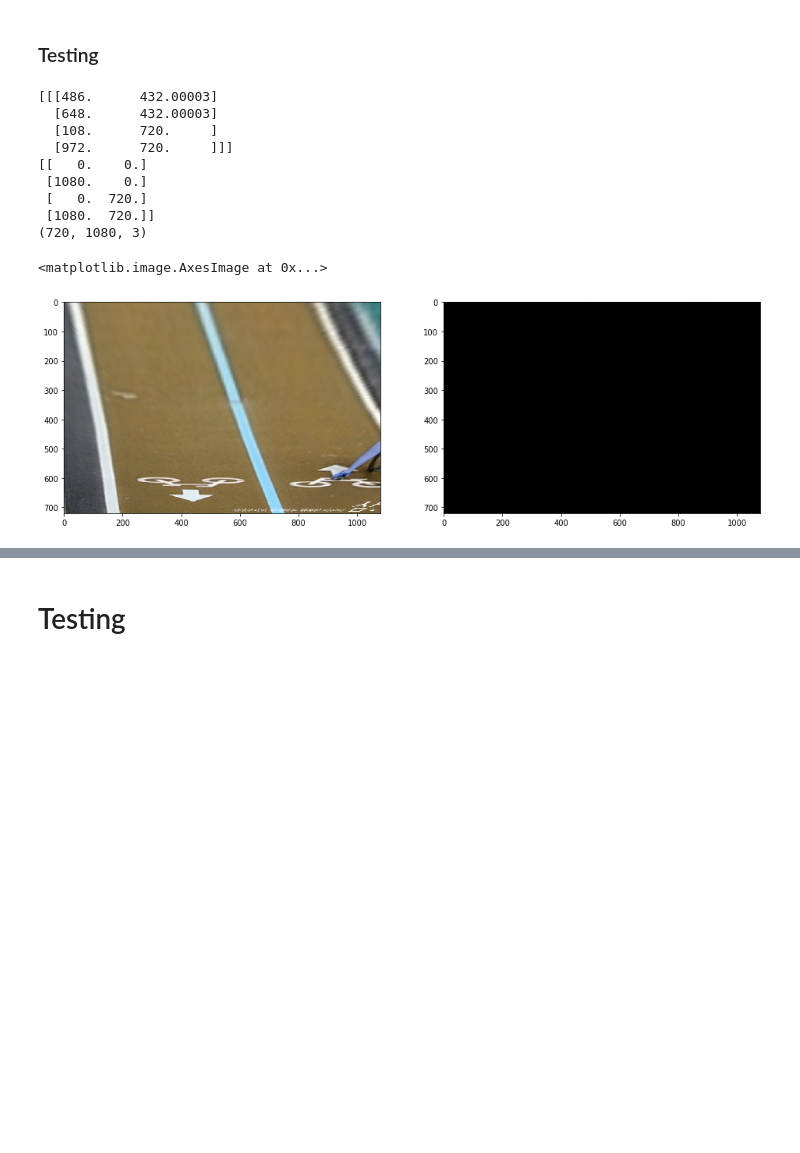
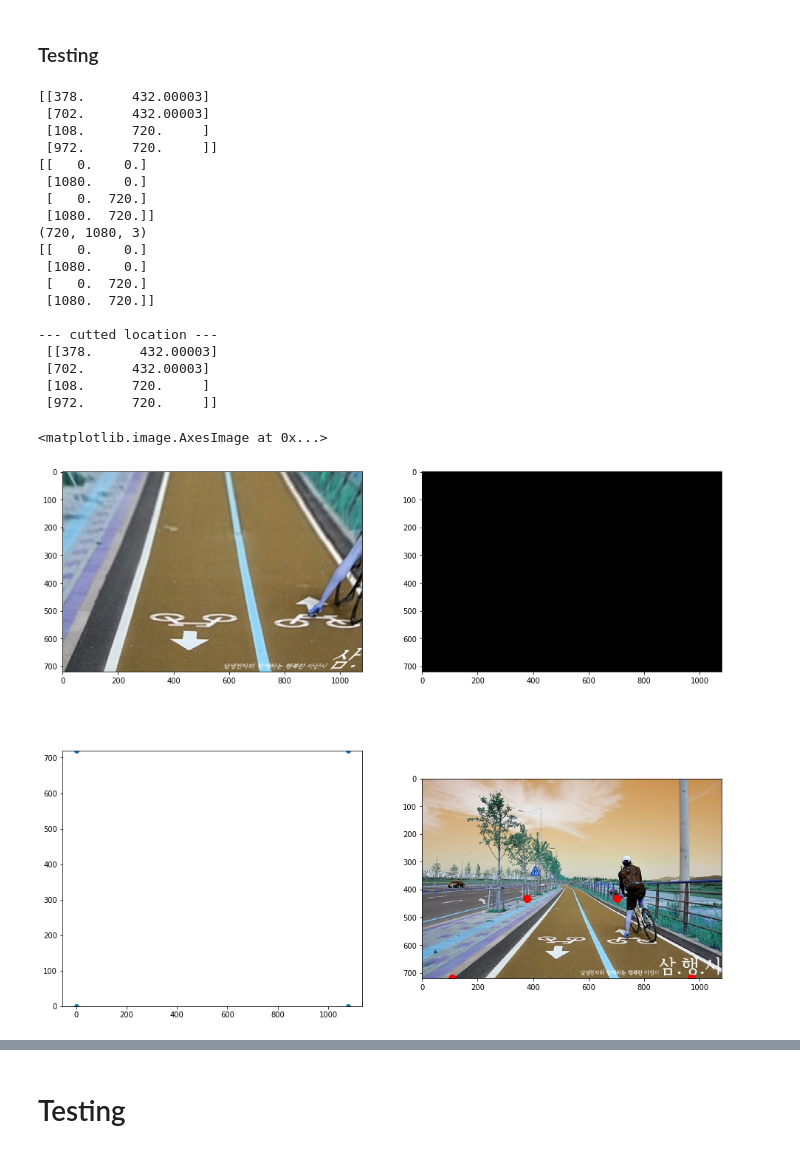
Before and after one commit to ProtossDragoon/self-driving-PM, a Jupyter notebook: LAB/linetracing/linefitting.ipynb, the cells around one changed output, grey strips where cells are left out. Saved outputs shown, nothing was run; the diff lists cells and outputs as text; code cells hidden in the pictures; blank space fills up the shorter version.

```diff
--- a/LAB/linetracing/linefitting.ipynb
+++ b/LAB/linetracing/linefitting.ipynb
@@ -107,36 +116,69 @@ B max 255
 # %%
 # Hyper parameter
 #---------------------------------------
 fullsize = np.float32([IMAGE_WIDTH,IMAGE_HEIGHT])
-temp_loc_cutting = np.float32([((0.45,0.6),(0.6,0.6),(0.1,1),(0.9,1))])
+temp_loc_cutting = np.float32([(0.35,0.6),(0.65,0.6),(0.1,1),(0.9,1)])
 temp_loc_full = np.float32([(0,0), (1, 0), (0,1), (1,1)])
 #---------------------------------------
 
 cutted_loc = temp_loc_cutting * fullsize
 print(cutted_loc) # [1080*0.43, 720*0.65], [1080*0.58, 720*0.65], ...
 fullsized_loc = temp_loc_full * fullsize
 print(fullsized_loc)
 birdeye_kernel = cv2.getPerspectiveTransform(cutted_loc, fullsized_loc)
 
 birdeye_img = cv2.warpPerspective(img, birdeye_kernel, (IMAGE_WIDTH, IMAGE_HEIGHT))
 print(np.dstack([sobelx_mask['R'],sobelx_mask['G'],sobelx_mask['B']]).shape)
 birdeye_sob_img = cv2.warpPerspective(np.dstack([sobelx_mask['R'],sobelx_mask['G'],sobelx_mask['B']]), birdeye_kernel, (IMAGE_WIDTH, IMAGE_HEIGHT))
 
-plt.figure(figsize = [16,8])
-plt.subplot(1,2,1)
+plt.figure(figsize = [16,14])
+plt.subplot(2,2,1)
 plt.imshow(birdeye_img)
 
-plt.subplot(1,2,2)
+plt.subplot(2,2,2)
 plt.imshow(birdeye_sob_img, cmap=plt.cm.binary)
+
+
+# figure 3
+src = np.float32([1080,720])
+a = np.float32([(0,0), (1, 0), (0,1), (1,1)])
+full = src*a
+print(full)
+
+plt.subplot(2,2,3)
+plt.gca().invert_yaxis()
+plt.ylim( 0, IMAGE_HEIGHT )
+plt.scatter(full[:,0], full[:,1])
+
+
+# figure 4
+cut = src * temp_loc_cutting
+print("\n--- cutted location --- \n", cut)
+
+ax2 = plt.subplot(2,2,4)
+plt.ylim( 0, IMAGE_HEIGHT )
+plt.gca().invert_yaxis()
+plt.scatter(cut[:,0], cut[:,1], color = 'red', s = 100)
+plt.imshow(img)
 # %% [output]
-[[[486.      432.00003]
-  [648.      432.00003]
-  [108.      720.     ]
-  [972.      720.     ]]]
+[[378.      432.00003]
+ [702.      432.00003]
+ [108.      720.     ]
+ [972.      720.     ]]
 [[   0.    0.]
  [1080.    0.]
  [   0.  720.]
  [1080.  720.]]
 (720, 1080, 3)
+[[   0.    0.]
+ [1080.    0.]
+ [   0.  720.]
+ [1080.  720.]]
+
+--- cutted location ---
+ [[378.      432.00003]
+ [702.      432.00003]
+ [108.      720.     ]
+ [972.      720.     ]]
 <matplotlib.image.AxesImage at 0x...>
-[figure, old version]
+[figure, new version]
```
Also changed, not shown: parts of 4 cells of this notebook, 3 other files.
